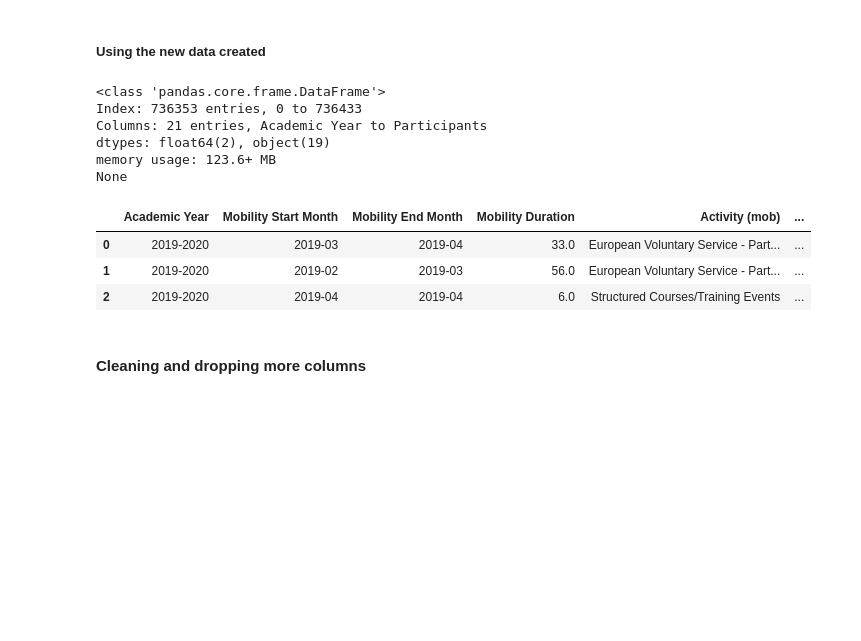
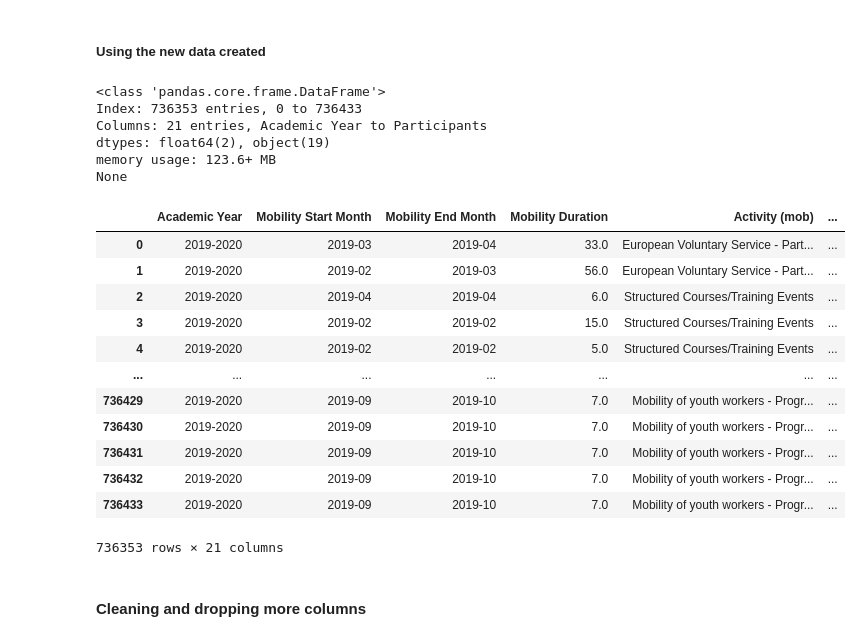
Before and after one commit to tatouti/DatabasePD, a Jupyter notebook: Erasmus_DataAnalysis.ipynb, the cells around one changed output. Drawn from its saved outputs; the diff is of its cells as text; code cells hidden in the pictures; blank space fills up the shorter version.

```diff
--- a/Erasmus_DataAnalysis.ipynb
+++ b/Erasmus_DataAnalysis.ipynb
@@ -73,7 +79,6 @@ erasmus_df=erasmus_df.dropna()
 erasmus_df = erasmus_df.drop(columns = ['Project Reference','Sending Organisation Erasmus Code','Receiving Organisation Erasmus Code'])
 
 print(erasmus_df.info(verbose=False))
-erasmus_df.head(3)
 # %% [output]
 <class 'pandas.core.frame.DataFrame'>
 Index: 736353 entries, 0 to 736433
@@ -81,10 +86,22 @@ Columns: 21 entries, Academic Year to Participants
 dtypes: float64(2), object(19)
 memory usage: 123.6+ MB
 None
-|  | Academic Year | Mobility Start Month | Mobility End Month | Mobility Duration | Activity (mob) | ... |
-| 0 | 2019-2020 | 2019-03 | 2019-04 | 33.0 | European Voluntary Service - Part... | ... |
-| 1 | 2019-2020 | 2019-02 | 2019-03 | 56.0 | European Voluntary Service - Part... | ... |
-| 2 | 2019-2020 | 2019-04 | 2019-04 | 6.0 | Structured Courses/Training Events | ... |
+# %%
+erasmus_df
+# %% [output]
+|  | Academic Year | Mobility Start Month | Mobility End Month | Mobility Duration | Activity (mob) | ... |
+| 0 | 2019-2020 | 2019-03 | 2019-04 | 33.0 | European Voluntary Service - Part... | ... |
+| 1 | 2019-2020 | 2019-02 | 2019-03 | 56.0 | European Voluntary Service - Part... | ... |
+| 2 | 2019-2020 | 2019-04 | 2019-04 | 6.0 | Structured Courses/Training Events | ... |
+| 3 | 2019-2020 | 2019-02 | 2019-02 | 15.0 | Structured Courses/Training Events | ... |
+| 4 | 2019-2020 | 2019-02 | 2019-02 | 5.0 | Structured Courses/Training Events | ... |
+| ... | ... | ... | ... | ... | ... | ... |
+| 736429 | 2019-2020 | 2019-09 | 2019-10 | 7.0 | Mobility of youth workers - Progr... | ... |
+| 736430 | 2019-2020 | 2019-09 | 2019-10 | 7.0 | Mobility of youth workers - Progr... | ... |
+| 736431 | 2019-2020 | 2019-09 | 2019-10 | 7.0 | Mobility of youth workers - Progr... | ... |
+| 736432 | 2019-2020 | 2019-09 | 2019-10 | 7.0 | Mobility of youth workers - Progr... | ... |
+| 736433 | 2019-2020 | 2019-09 | 2019-10 | 7.0 | Mobility of youth workers - Progr... | ... |
+736353 rows × 21 columns
 # %% [markdown]
 #### Cleaning and dropping more columns
 # %%
```
Also changed, not shown: parts of 23 cells of this notebook, 3 other files.
